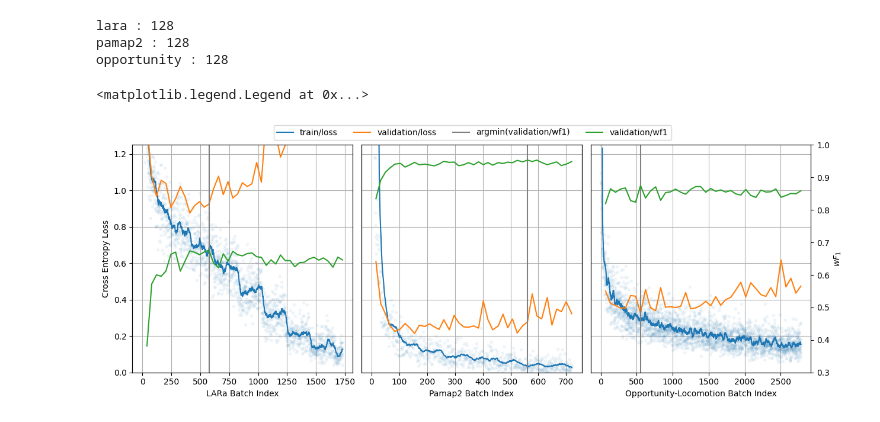
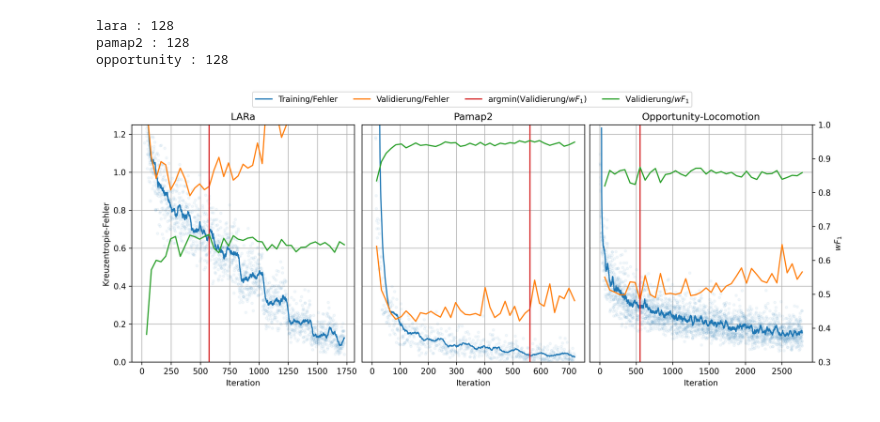
Before and after one commit to jroeger23/bachelor_thesis_code, a Jupyter notebook: eval_notebooks/cnn-imu_combined_eval.ipynb, the cells around one changed output. Saved outputs shown, nothing was run; the diff lists cells and outputs as text; code cells hidden in the pictures.

```diff
--- a/eval_notebooks/cnn-imu_combined_eval.ipynb
+++ b/eval_notebooks/cnn-imu_combined_eval.ipynb
@@ -2,6 +2,7 @@
 import matplotlib.pyplot as plt
 import incense
 from common.helper.config import parseMongoConfig
+from pathlib import Path
 
 loader = incense.ExperimentLoader(**parseMongoConfig('../config.ini', adapt='IncenseExperimentLoader'))
 query = {
@@ -62,6 +63,12 @@ query = {
 }
 experiments = { n : loader.find(q)[0] for n, q in query.items() }
 print(f'Considering Experiments: {({n : e.to_dict()["_id"] for n,e in experiments.items()})}')
+
+def figurePath(filename : str) -> str:
+  directory = Path('figures')
+  base = Path(filename)
+  directory.mkdir(parents=True, exist_ok=True)
+  return str(directory.joinpath(base))
 # %% [output]
 Considering Experiments: {'lara': 786, 'pamap2': 788, 'opportunity': 787}
 # %%
@@ -82,51 +89,51 @@ friendly = {
   'opportunity' : 'Opportunity-Locomotion',
 }
 
-fig, axs = plt.subplots(1,3, sharey=True)
+fig, axs = plt.subplots(1,3, sharey=True, constrained_layout=True)
+fig.set_dpi(300)
 fig.set_figwidth(fig.get_figwidth() * 2)
 handles = None
 labels = None
 taxes = []
 axes = []
 for ax, (n, e) in zip(axs, experiments.items()):
   train : pd.Series  = e.metrics['train/loss']
   val : pd.Series  = e.metrics['validation/loss']
   wf1 : pd.Series  = e.metrics['validation/wf1']
 
   tax = ax.twinx()
   tax.set_ylim(0.3,1)
   taxes.append(tax)
   axes.append(ax)
   ax.set_ylim(0, 1.25)
 
-  train.rolling(window=25).mean().plot(ax=ax, color=cmap(0))
+  train.rolling(window=25).mean().plot(ax=ax, color=cmap(0), label='Training/Fehler')
   train.plot(style='.', ax=ax, label='', alpha=0.05, color=cmap(0))
-  val.plot(ax=ax, color=cmap(1))
-  wf1.plot(ax=tax, color=cmap(2))
+  val.plot(ax=ax, color=cmap(1), label='Validierung/Fehler')
+  wf1.plot(ax=tax, color=cmap(2), label='Validierung/$wF_1$')
 
 
-  ax.axvline(wf1.idxmax(), color='gray', label='argmin(validation/wf1)')
-  ax.set_ylabel('Cross Entropy Loss')
-  ax.set_xlabel(f'{friendly[n]} Batch Index')
-  #ax.set_title(friendly[n])
-  ax.set_title(' ')
+  ax.axvline(wf1.idxmax(), color=cmap(3), label='argmin(Validierung/$wF_1$)')
+  ax.set_ylabel('Kreuzentropie-Fehler')
+  ax.set_xlabel(f'Iteration')
+  ax.set_title(friendly[n])
   ax.grid()
   handles, labels = ax.get_legend_handles_labels()
   h2, l2 = tax.get_legend_handles_labels()
   handles.extend(h2)
   labels.extend(l2)
 
 for ax in taxes[:-1]:
   ax.tick_params(axis='y', which='both', left=False, right=False, labelleft=False, labelright=False)
 for ax in axes[1:]:
   ax.tick_params(axis='y', which='both', left=False, right=False, labelleft=False, labelright=False)
 taxes[-1].set_ylabel('$wF_1$')
 
-fig.tight_layout()
-fig.legend(handles, labels, loc='upper center', ncol=4)
+fig.legend(handles, labels, loc='upper center', ncol=4, bbox_to_anchor=(0,0,1,1.08))
+fig.savefig(figurePath('train_combined.pdf'), bbox_inches='tight')
+fig.show()
 # %% [output]
-<matplotlib.legend.Legend at 0x...>
-[figure, old version]
+[figure, new version]
 # %%
 for n, e in experiments.items():
   print(n)
```
Also changed, not shown: 2 other files.
